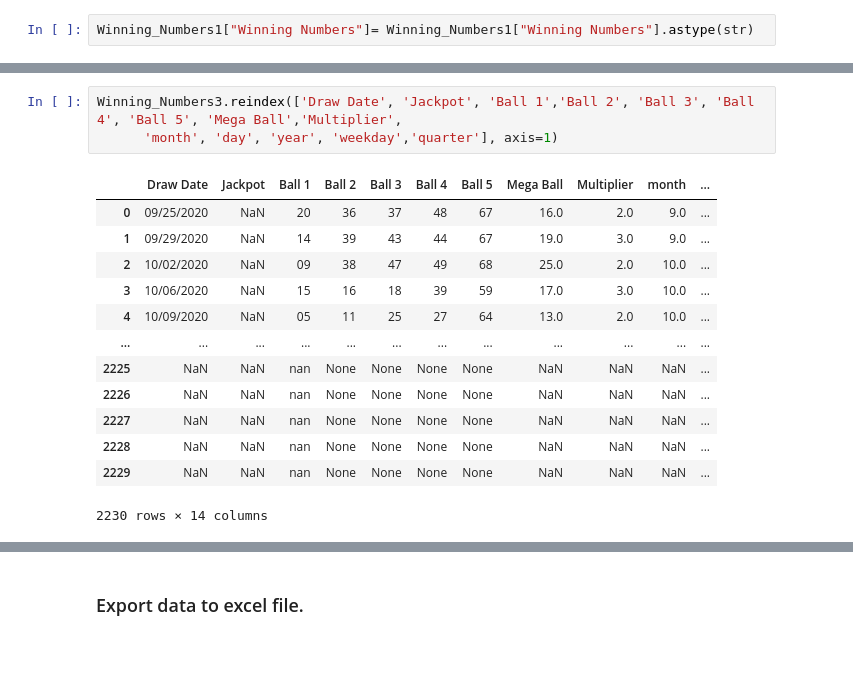
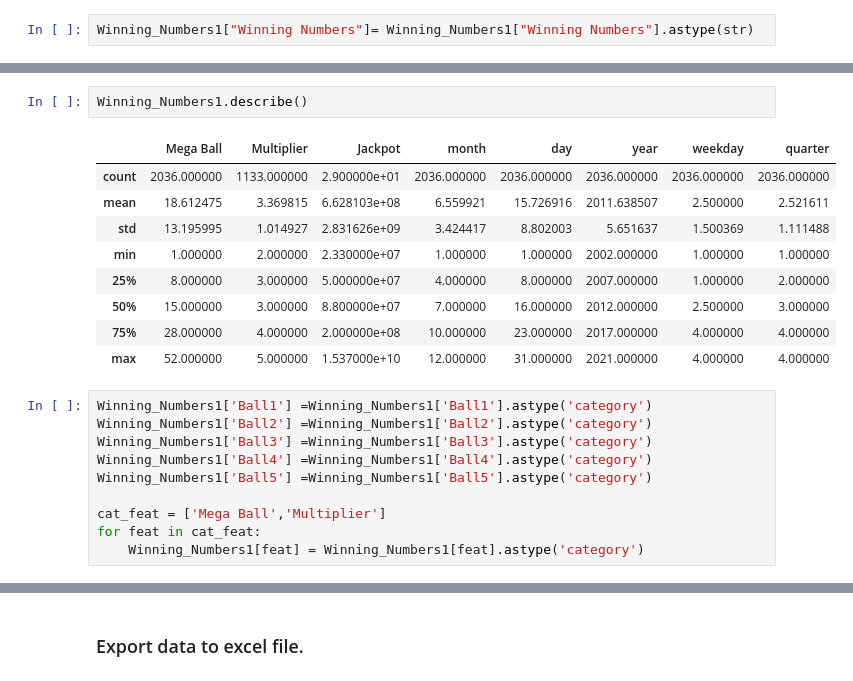
Before and after one commit to AlbiKovi/DSO110---Final-Group-Project, a Jupyter notebook: DSO110 - Final Group Project - Lottery.ipynb, the cells around one changed output, grey strips where cells are left out. Drawn from its saved outputs; the diff is of its cells as text; blank space fills up the shorter version.

```diff
--- a/DSO110 - Final Group Project - Lottery.ipynb
+++ b/DSO110 - Final Group Project - Lottery.ipynb
@@ -207,17 +184,22 @@ Index(['Draw Date', 'Mega Ball', 'Multiplier', ' amount  won ', 'cash prize',
-# %%
-Winning_Numbers3.reindex(['Draw Date', 'Jackpot', 'Ball 1','Ball 2', 'Ball 3', 'Ball 4', 'Ball 5', 'Mega Ball','Multiplier',
-      'month', 'day', 'year', 'weekday','quarter'], axis=1)
-# %% [output]
-|  | Draw Date | Jackpot | Ball 1 | Ball 2 | Ball 3 | Ball 4 | Ball 5 | Mega Ball | Multiplier | month | ... |
-| 0 | 09/25/2020 | NaN | 20 | 36 | 37 | 48 | 67 | 16.0 | 2.0 | 9.0 | ... |
-| 1 | 09/29/2020 | NaN | 14 | 39 | 43 | 44 | 67 | 19.0 | 3.0 | 9.0 | ... |
-| 2 | 10/02/2020 | NaN | 09 | 38 | 47 | 49 | 68 | 25.0 | 2.0 | 10.0 | ... |
-| 3 | 10/06/2020 | NaN | 15 | 16 | 18 | 39 | 59 | 17.0 | 3.0 | 10.0 | ... |
-| 4 | 10/09/2020 | NaN | 05 | 11 | 25 | 27 | 64 | 13.0 | 2.0 | 10.0 | ... |
-| ... | ... | ... | ... | ... | ... | ... | ... | ... | ... | ... | ... |
-| 2225 | NaN | NaN | nan | None | None | None | None | NaN | NaN | NaN | ... |
-| 2226 | NaN | NaN | nan | None | None | None | None | NaN | NaN | NaN | ... |
-| 2227 | NaN | NaN | nan | None | None | None | None | NaN | NaN | NaN | ... |
-| 2228 | NaN | NaN | nan | None | None | None | None | NaN | NaN | NaN | ... |
-| 2229 | NaN | NaN | nan | None | None | None | None | NaN | NaN | NaN | ... |
-2230 rows × 14 columns
+# %%
+Winning_Numbers1.describe()
+# %% [output]
+|  | Mega Ball | Multiplier | Jackpot | month | day | year | weekday | quarter |
+| count | 2036.000000 | 1133.000000 | 2.900000e+01 | 2036.000000 | 2036.000000 | 2036.000000 | 2036.000000 | 2036.000000 |
+| mean | 18.612475 | 3.369815 | 6.628103e+08 | 6.559921 | 15.726916 | 2011.638507 | 2.500000 | 2.521611 |
+| std | 13.195995 | 1.014927 | 2.831626e+09 | 3.424417 | 8.802003 | 5.651637 | 1.500369 | 1.111488 |
+| min | 1.000000 | 2.000000 | 2.330000e+07 | 1.000000 | 1.000000 | 2002.000000 | 1.000000 | 1.000000 |
+| 25% | 8.000000 | 3.000000 | 5.000000e+07 | 4.000000 | 8.000000 | 2007.000000 | 1.000000 | 2.000000 |
+| 50% | 15.000000 | 3.000000 | 8.800000e+07 | 7.000000 | 16.000000 | 2012.000000 | 2.500000 | 3.000000 |
+| 75% | 28.000000 | 4.000000 | 2.000000e+08 | 10.000000 | 23.000000 | 2017.000000 | 4.000000 | 4.000000 |
+| max | 52.000000 | 5.000000 | 1.537000e+10 | 12.000000 | 31.000000 | 2021.000000 | 4.000000 | 4.000000 |
+# %%
+Winning_Numbers1['Ball1'] =Winning_Numbers1['Ball1'].astype('category')
+Winning_Numbers1['Ball2'] =Winning_Numbers1['Ball2'].astype('category')
+Winning_Numbers1['Ball3'] =Winning_Numbers1['Ball3'].astype('category')
+Winning_Numbers1['Ball4'] =Winning_Numbers1['Ball4'].astype('category')
+Winning_Numbers1['Ball5'] =Winning_Numbers1['Ball5'].astype('category')
+
+cat_feat = ['Mega Ball','Multiplier']
+for feat in cat_feat:
+    Winning_Numbers1[feat] = Winning_Numbers1[feat].astype('category')
```
Also changed, not shown: parts of 16 cells of this notebook, 1 other file.
